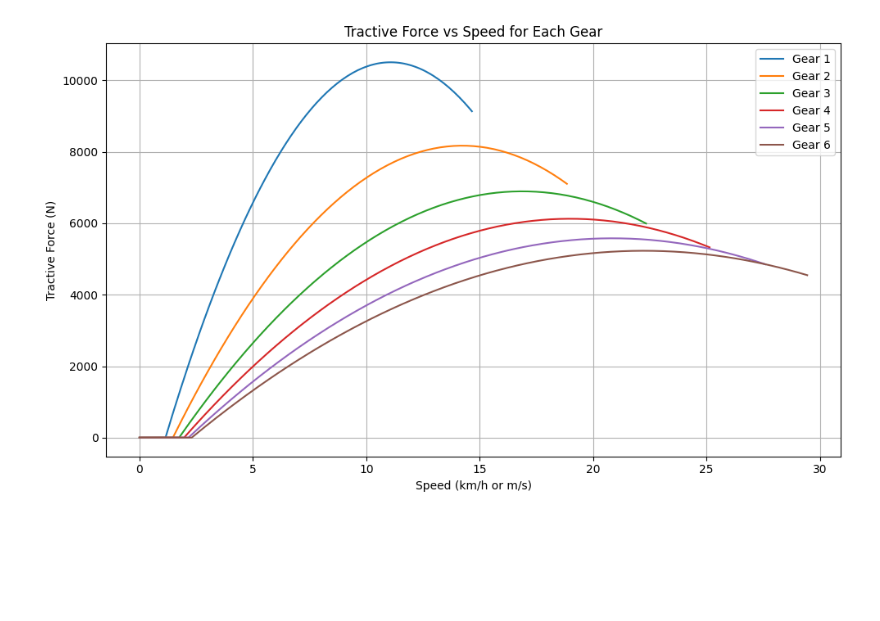
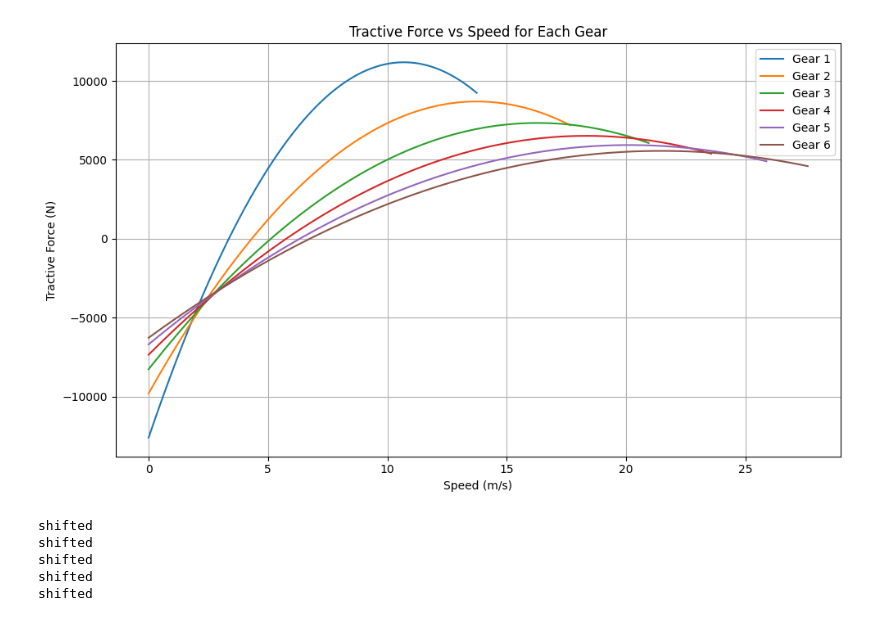
Before and after one commit to Bfoke/Death-Missile, a Jupyter notebook: AccelerationCalc.ipynb, the cells around one changed output. Drawn from its saved outputs; the diff is of its cells as text; code cells hidden in the pictures; blank space fills up the shorter version.

Commit message:
changed torque to parabola function instead of table read but didnt fix problem think gea ratios r cooked

```diff
--- a/AccelerationCalc.ipynb
+++ b/AccelerationCalc.ipynb
@@ -16,15 +16,15 @@ mass = 500 #kg
 wheel_rad = .3 #m
 rear_weight = .55 #fraction out of 1
 tire_mu = 1
-final_drive = 12
+final_drive = 8
 CG_height = .4 #m
 Coef_drag = .4
-frontal_A = 1 #m^2
+frontal_A = 1.4 #m^2
 Rho = 1.204 # kg/m^3
 wheel_base = 1.8 #m
 
 cbr_gears = np.array([2.286, 1.778, 1.5, 1.333, 1.214, 1.138])
-gear = cbr_gears
+gear = cbr_gears*1.6
 # %%
 # top_speed_mph = 100
 # top_speed_mps = top_speed_mph * .44704 #conversion from mph to m/s
@@ -39,15 +46,6 @@ gear = cbr_gears
 # %%
-def final_drive_for_top_speed(top_speed_mph):
-    top_speed_mps = top_speed_mph * .44704
-    final_drive_ratio = 13000 / 60 / gear[5] * .6 * np.pi / top_speed_mps
-    return final_drive_ratio
-
-def top_speed_for_final_drive(final_drive): # mph
-    return 13000 / final_drive / gear[5] / 60 * .6 * np.pi / .44704
-
-def rpm_for_speed_gear(speed, g): #m/s and an int 0 - 5 for 1 - 6 gears
-    final_drive = 8
-    return speed / (.6 * np.pi) * final_drive * gear[g] * 60
+def rpm_for_speed_gear(speed, g, fd = final_drive): #m/s and an int 0 - 5 for 1 - 6 gears
+    return speed / (.6 * np.pi) * fd * gear[g] * 60
 
 def calc_thrust(t, g, FD = final_drive, WR = wheel_rad):
     return t * gear[g] * FD / WR
@@ -66,35 +64,40 @@ def calc_accel(traction, drag, m = mass):
 
 def speed_for_rpm_gear(rpm, g, FD = final_drive, WR = wheel_rad):
     return rpm / FD / gear[g] * (.6 * np.pi) / 60
+
+def cbr_torque_for_rpm(rpm):
+    return (-0.000002458755 * (rpm**2)) + (0.0489652485446 * rpm) - 129.1573667711599
 # %%
+#shift point finder
 rpms = np.linspace(0,12800,12800)
 tractive_forces = [np.zeros([12800,2]) for _ in range(6)]
 for g in range(6):
     for i,r in enumerate(rpms):
         tractive_forces[g][i,0] = speed_for_rpm_gear(r,g)
-        torque = np.interp(r, cbr_rpm_Nm[:,0], cbr_rpm_Nm[:,1])
+        # torque = np.interp(r, cbr_rpm_Nm[:,0], cbr_rpm_Nm[:,1])
+        torque = cbr_torque_for_rpm(r)
         tractive_forces[g][i,1] = calc_thrust(torque,g)
 
 labels = [f"Gear {g+1}" for g in range(6)]
 
 # Plotting
 plt.figure(figsize=(10, 6))
 
 for g in range(6):
     if tractive_forces[g].any():  # Skip if array is all zeros (not computed)
         x = tractive_forces[g][:, 0]  # speed
         y = tractive_forces[g][:, 1]  # tractive force
         plt.plot(x, y, label=labels[g])
 
-plt.xlabel('Speed (km/h or m/s)')  # Adjust units as appropriate
+plt.xlabel('Speed (m/s)')  # Adjust units as appropriate
 plt.ylabel('Tractive Force (N)')
 plt.title('Tractive Force vs Speed for Each Gear')
 plt.legend()
 plt.grid(True)
 plt.tight_layout()
 plt.show()
 # %% [output]
-[figure, old version]
+[figure, new version]
 # %%
 #accel calc
 time = np.linspace(0,60,6001)
@@ -110,10 +113,10 @@ accel = np.zeros_like(time)
 traction = np.zeros_like(time)
 
 g = 0 # first gear 0 indexed
-shift_rpm = 11000
+shift_rpm = 12600
 time_since_shift = 1 #sec, not 0 bc dont want to set 0 torque from launch
 shift_time = .2
-launch_rpm = 7000
+launch_rpm = 10000
 
 for i, t in enumerate(time[:-1]):
     rpm[i] = rpm_for_speed_gear(vel[i], g)
@@ -121,15 +124,19 @@ for i, t in enumerate(time[:-1]):
     if rpm[i] > shift_rpm and (g < 5):
         g += 1
         time_since_shift = 0
+        print("shifted")
 
     if time_since_shift < shift_time:
         torque[i] = 0
     else:
-        torque[i] = np.interp(rpm[i], cbr_rpm_Nm[:,0], cbr_rpm_Nm[:,1])
+        # torque[i] = np.interp(rpm[i], cbr_rpm_Nm[:,0], cbr_rpm_Nm[:,1])
+        torque[i] = cbr_torque_for_rpm(rpm[i])
 
     if (rpm[i] < launch_rpm) and g == 0:
-        torque[i] = np.interp(launch_rpm, cbr_rpm_Nm[:,0], cbr_rpm_Nm[:,1])
+        # torque[i] = np.interp(launch_rpm, cbr_rpm_Nm[:,0], cbr_rpm_Nm[:,1])
+        torque[i] = cbr_torque_for_rpm(launch_rpm)
         rpm[i] = launch_rpm
+
     thrust[i] = calc_thrust(torque[i], g)
     drag[i] = calc_drag(vel[i])
 
@@ -145,6 +152,12 @@ for i, t in enumerate(time[:-1]):
     pos[i+1] = pos[i] + (vel[i] * dt)
 
     time_since_shift += dt
+# %% [output]
+shifted
+shifted
+shifted
+shifted
+shifted
 # %%
 def plot_simulation_results(time, vel, pos, rpm, torque, thrust, drag, rear_NL, accel, traction):
     fig, axs = plt.subplots(5, 2, figsize=(15, 18))
```
Also changed, not shown: parts of 4 cells of this notebook.
